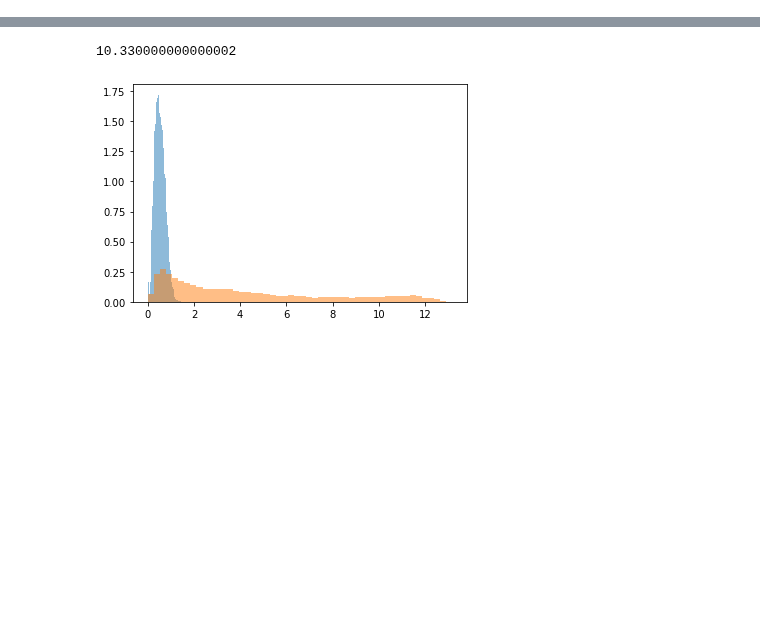
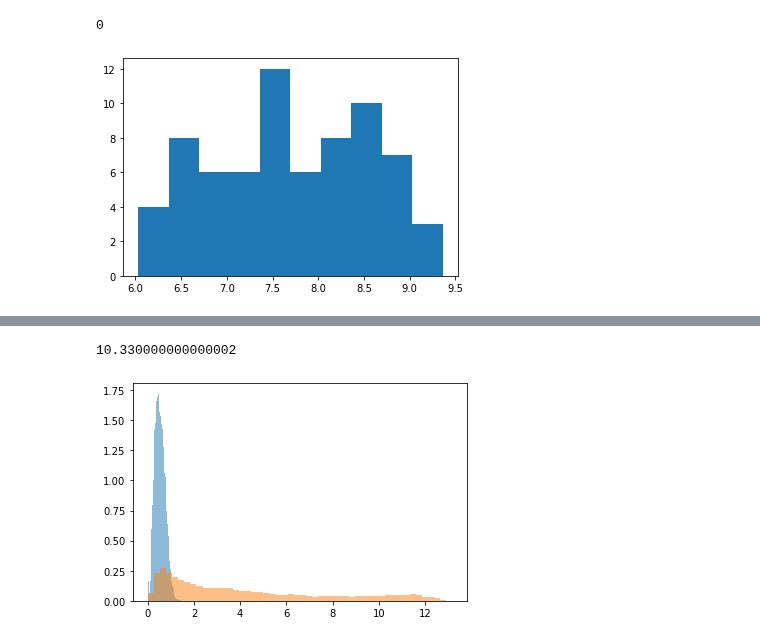
Before and after one commit to michaelrstadler/rpb1, a Jupyter notebook: bin/notebooks/20220429-real-data-siamese-3.ipynb, the cells around one changed output, grey strips where cells are left out. Drawn from its saved outputs; the diff is of its cells as text; code cells hidden in the pictures; blank space fills up the shorter version.

```diff
--- a/bin/notebooks/20220429-real-data-siamese-3.ipynb
+++ b/bin/notebooks/20220429-real-data-siamese-3.ipynb
@@ -22,5 +21,5 @@ import skimage as ski
 # %%
-em_s, files_s = fm.load_pickle('/Users/michaelstadler/Bioinformatics/Projects/rpb1/results/embeddings-zld-cterm-stretchpsf_gqBgafnA_mix_real_sim_3_34layer.pkl')
+em_s, files_s = fm.load_pickle('/Users/michaelstadler/Bioinformatics/Projects/rpb1/results/embeddings-zldcterm-sims-202200502-realkernel-stretch2_wGFzhIht_mix_real_sim_3_34layer.pkl')
 #em_s, files_s = fm.load_pickle('/Users/michaelstadler/Bioinformatics/Projects/rpb1/results/embeddings-zld-cterm-blackbox1_GlxqIxOJ_mix_real_sim_3_34layer.pkl')
 em_r, files_r = fm.load_pickle('/Users/michaelstadler/Bioinformatics/Projects/rpb1/results/embeddings-zldcterm-nc14-real-202200501_mix_real_sim_3_34layer.pkl')
 # %%
@@ -51,0 +71,10 @@ def d_pairwise_all(em1, em2):
+# %%
+files = find_in_radius(em_r, files_r, em_s, files_s, r=0.7)
+n = []
+for f in files:
+    n.append(float(f.split('_')[-2]))
+
+plt.hist(n, bins=10);
+# %% [output]
+0
+[figure, added]
```
Also changed, not shown: parts of 38 cells of this notebook, 4 other files.
